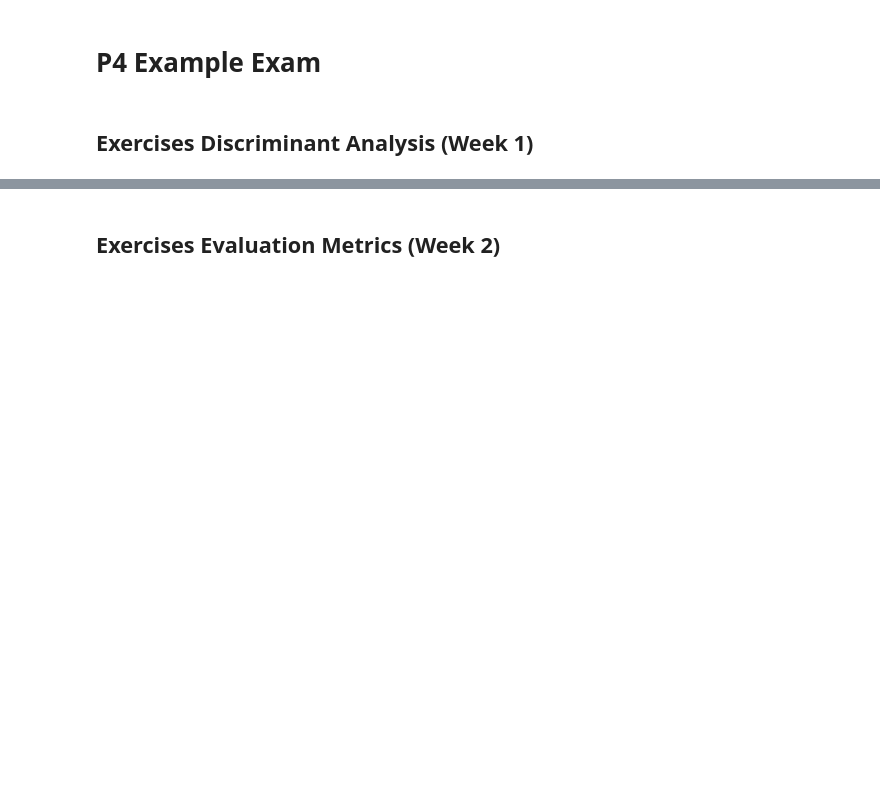
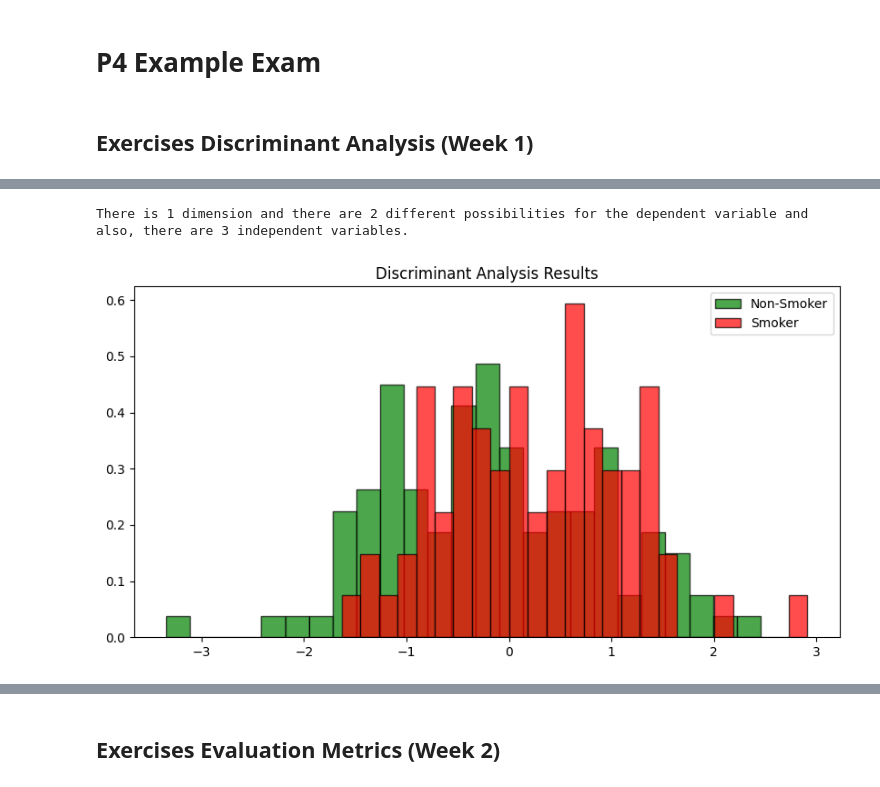
Before and after one commit to EliasDeHondt/DataScience2, a Jupyter notebook: Exam/P4 Example Exam.ipynb, the cells around one changed output, grey strips where cells are left out. Saved outputs shown, nothing was run; the diff lists cells and outputs as text; code cells hidden in the pictures; blank space fills up the shorter version.

```diff
--- a/Exam/P4 Example Exam.ipynb
+++ b/Exam/P4 Example Exam.ipynb
@@ -71,0 +345,4 @@ warnings.filterwarnings("ignore")
+# %%
+# Load in data and filter data
+birthwt = pd.read_csv('../Data/Birthwt.csv', delimiter=';')
+display(birthwt.head())
@@ -72,2 +381,25 @@ warnings.filterwarnings("ignore")
+# %%
+# Create linear discriminant analysis model
+independentVariables = birthwt[['age', 'lwt', 'bwt']] # Independent variables
+dependentVariable = birthwt['smoke']                  # Dependent variable
+lda = LinearDiscriminantAnalysis()
+lda.fit(independentVariables, dependentVariable)
+
+# Show some information about the discriminant analysis
+print(f"There is {(len(dependentVariable.unique()))-1} dimension and there are {len(dependentVariable.unique())} different possibilities for the dependent variable and also, there are {len(independentVariables.columns)} independent variables.")
+# %% [output]
+There is 1 dimension and there are 2 different possibilities for the dependent variable and also, there are 3 independent variables.
+# %%
+# Visualize the results of the discriminant analysis (smoking status during pregnancy)
+birthwt["LD1"] = lda.transform(independentVariables)[:, 0]
+plt.figure(figsize=(10, 5))
+birthwt['LD1'][birthwt['smoke'] == 0].hist(bins=25, density=True, edgecolor='black', color='green', alpha=0.7, label='Non-Smoker')
+birthwt['LD1'][birthwt['smoke'] == 1].hist(bins=25, density=True, edgecolor='black', color='red', alpha=0.7, label='Smoker')
+plt.title('Discriminant Analysis Results')
+plt.legend()
+plt.grid(False)
+plt.show()
+# %% [output]
+[figure, added]
 # %% [markdown]
 ### Question 4:
```
Also changed, not shown: parts of 25 cells of this notebook, 13 other files.
